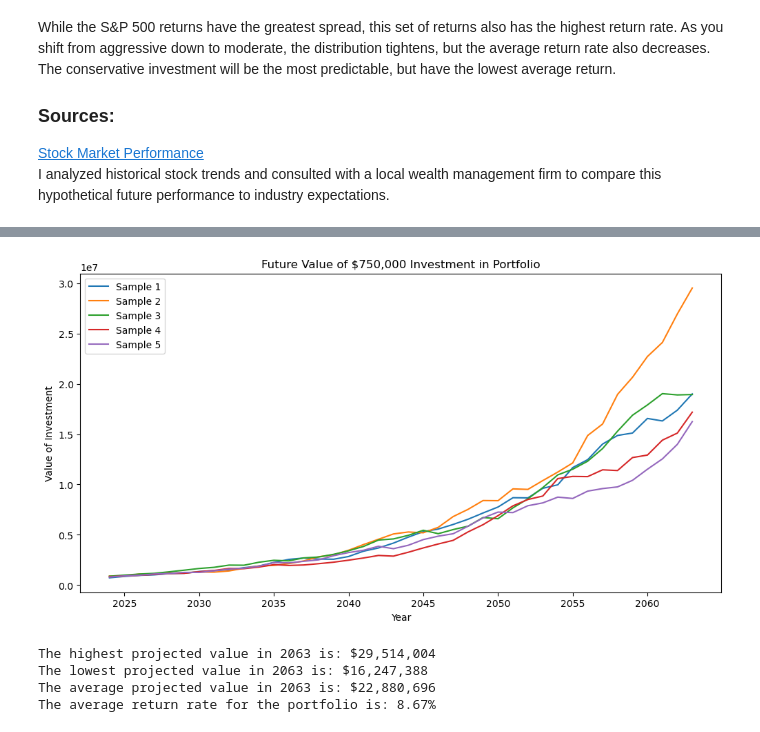
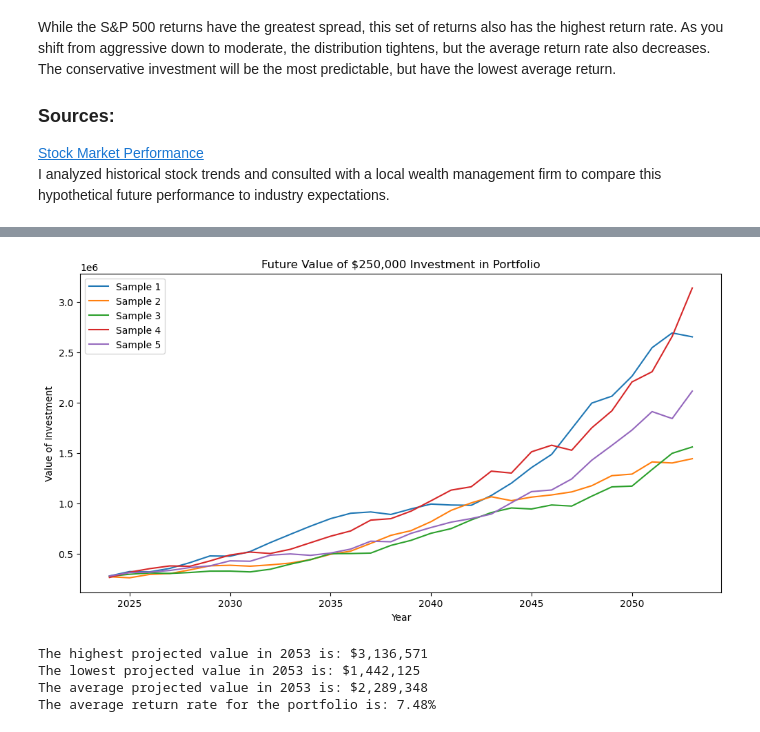
Before and after one commit to BotanicalAmy/Retirement-Forecaster, a Jupyter notebook: Retirement_Simulator.ipynb, the cells around one changed output, grey strips where cells are left out. Saved outputs shown, nothing was run; the diff lists cells and outputs as text; code cells hidden in the pictures.

```diff
--- a/Retirement_Simulator.ipynb
+++ b/Retirement_Simulator.ipynb
@@ -143,6 +143,6 @@ future_returns.head(10)
 # %%
 
-#pulling the aggressive future returns from the dataframe
+#pulling the returns from the futures dataframe, preparation for the forecasting function
 aggressive = list(future_returns['Aggressive Future'])
 moderate = list(future_returns['Moderate Future'])
 conservative = list(future_returns['Conservative Future'])
@@ -191,36 +191,36 @@ def retirement_forecast(investor, investment, years):
     #create  year column, starting with the current year and adding a year for each row
     forecast_df['Year'] = datetime.now().year + forecast_df.index
     forecast_df.set_index('Year', inplace=True)
     #pull in initial investment
     initial_investment = investment
     #create a new dataframe to hold the future value of the investment
     future_value = pd.DataFrame()
     for i in range(5):
         future_value['Sample ' + str(i+1)] = initial_investment*(1 + forecast_df['Sample ' + str(i+1)]).cumprod()
     future_value['Year'] = forecast_df.index
     future_value.set_index('Year', inplace=True)
     #create a plot of the future values of the investment
     future_value.plot(title=f'Future Value of ${initial_investment:,} Investment in Portfolio', figsize=(12,6))
     plt.xlabel('Year')
     plt.ylabel('Value of Investment')
     plt.show()
 
     #print the highest and lowest investment value for the final year, in addition to the average return rate
     final_year = future_value.index[-1]
     highest_value = future_value.iloc[-1].max()
     lowest_value = future_value.iloc[-1].min()
     average_value = (highest_value + lowest_value)/2
     return_forecast = (forecast_df.mean().mean())*100
 
     print(f'The highest projected value in {final_year} is: ${highest_value:,.0f}')
     print(f'The lowest projected value in {final_year} is: ${lowest_value:,.0f}')
     print(f'The average projected value in {final_year} is: ${average_value:,.0f}')
     print(f'The average return rate for the portfolio is: {return_forecast:.2f}%')
 
-retirement_forecast(aggressive, 750000,40)
+retirement_forecast(aggressive, 250000,30)
 # %% [output]
-[figure, old version]
+[figure, new version]
-The highest projected value in 2063 is: $29,514,004
-The lowest projected value in 2063 is: $16,247,388
-The average projected value in 2063 is: $22,880,696
-The average return rate for the portfolio is: 8.67%
+The highest projected value in 2053 is: $3,136,571
+The lowest projected value in 2053 is: $1,442,125
+The average projected value in 2053 is: $2,289,348
+The average return rate for the portfolio is: 7.48%
```
Also changed, not shown: parts of 3 cells of this notebook, 2 other files.
